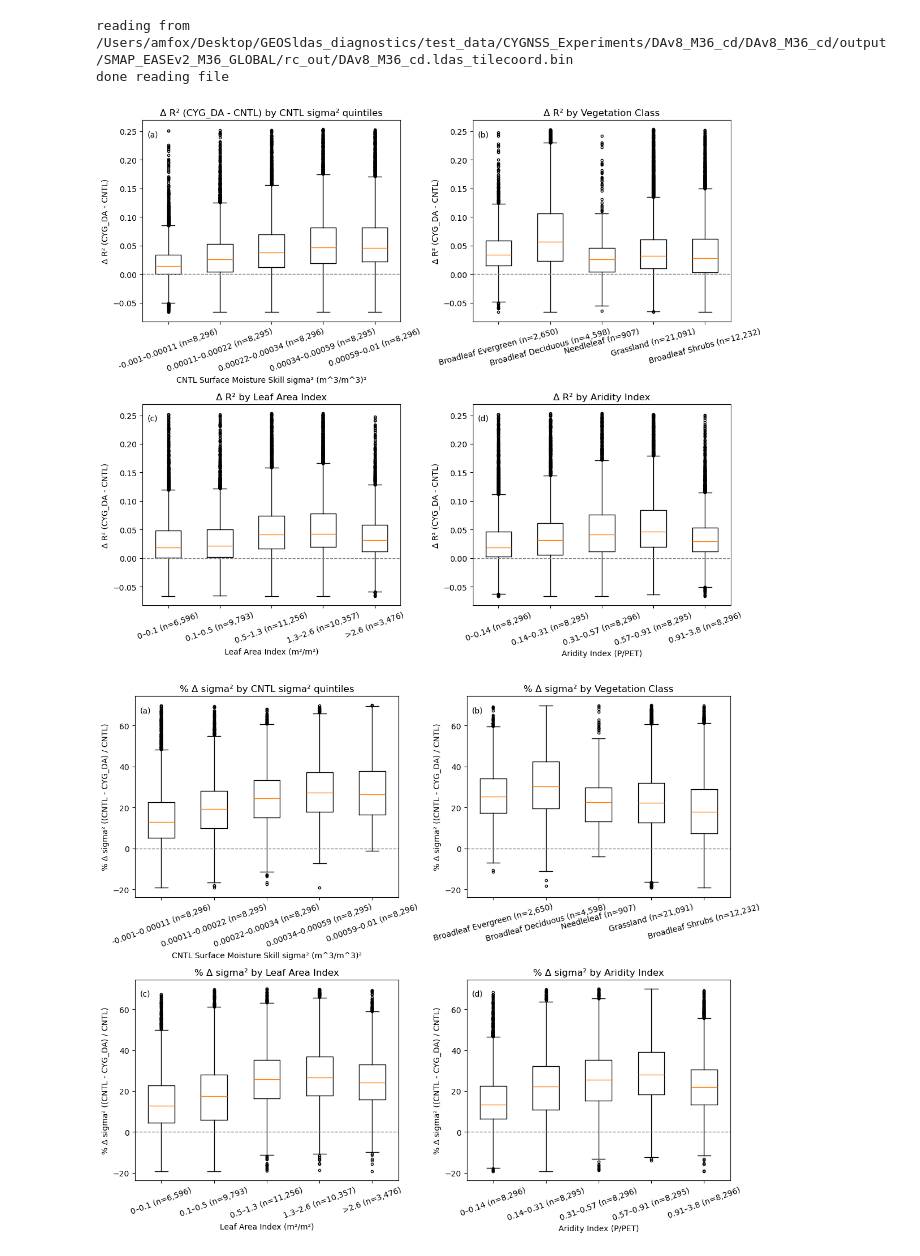
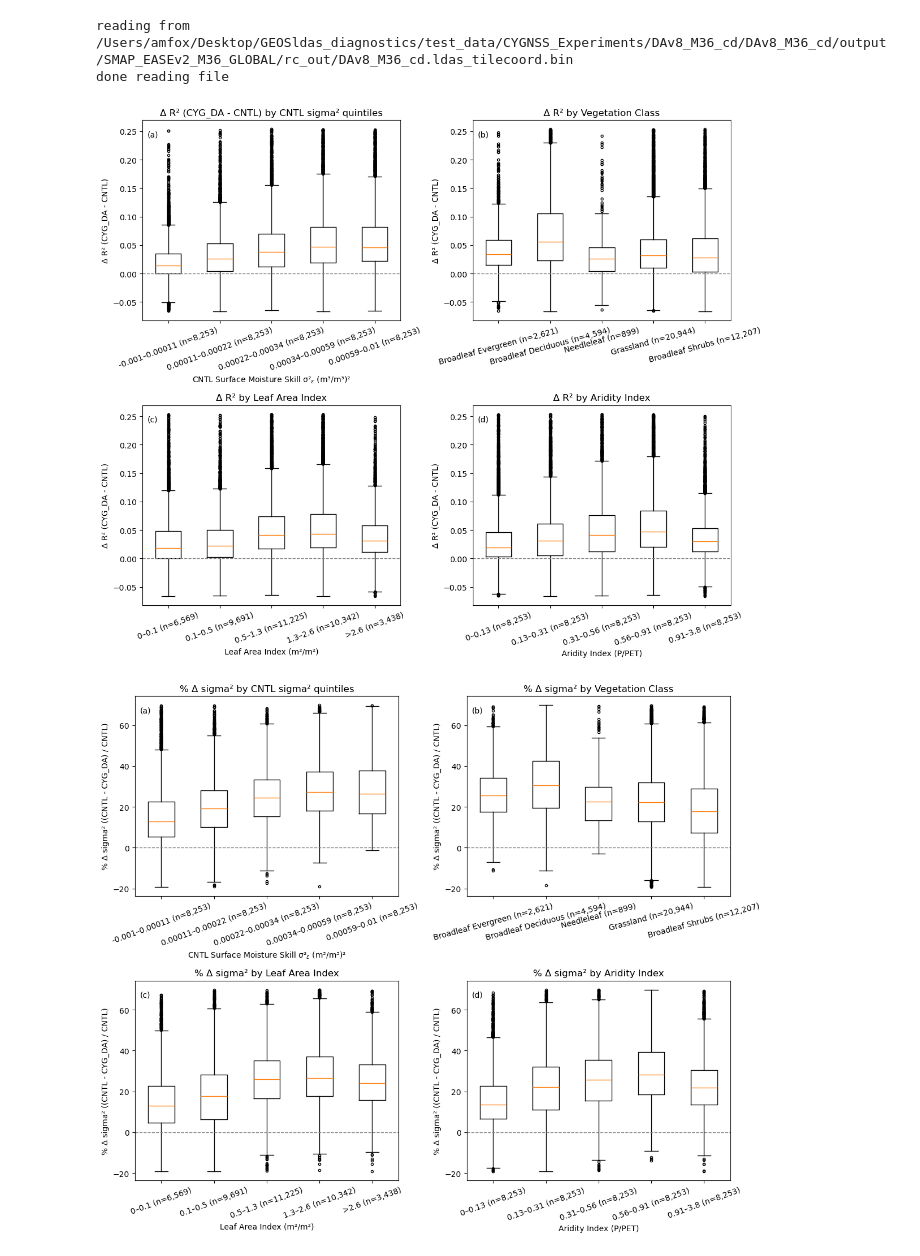
Before and after one commit to amfox37/geosldas-analysis, a Jupyter notebook: projects/cygnss_da/notebooks/cygnss_da_paper_figures_S5_S7_S6_standalone.ipynb, the cells around one changed output. Drawn from its saved outputs; the diff is of its cells as text; code cells hidden in the pictures.

```diff
--- a/projects/cygnss_da/notebooks/cygnss_da_paper_figures_S5_S7_S6_standalone.ipynb
+++ b/projects/cygnss_da/notebooks/cygnss_da_paper_figures_S5_S7_S6_standalone.ipynb
@@ -56,6 +56,8 @@ DATA_DIR = Path('/Users/amfox/Desktop/GEOSldas_diagnostics/test_data')
 
 p_cntl = DATA_DIR / 'CYGNSS_Experiments/Evaluation/IVs/ASCL4_SMPL3_OLv8_M36_cd_TC_stats_201808_202405.mat'
 p_da   = DATA_DIR / 'CYGNSS_Experiments/Evaluation/IVs/ASCL4_SMPL3_DAv8_M36_cd_TC_stats_201808_202405.mat'
+
+Nmin = 50 # Override Nmin value from mat files
 
 # Load .mat (squeeze to 1D vectors)
 
@@ -120,7 +122,9 @@ S1 = get_fields(M1, shp)  # CYG_DA
 # 2) Compute metrics
 # ------------------------------
 # Common-valid mask
-Nmin = int(np.nanmax(S0['Nmin']))
+if 'Nmin' not in globals():
+    Nmin = int(np.nanmax(S0['Nmin']))
+
 Mvalid = (
     (S0['N_sm'] >= Nmin) & (S1['N_sm'] >= Nmin) &
     np.isfinite(S0['R2_TC_mod']) & np.isfinite(S1['R2_TC_mod']) &
@@ -301,7 +305,7 @@ def box_by_bins(ax, df, col, title, ylabel):
     ax.set_ylabel(ylabel)
     for tick in ax.get_xticklabels():
         tick.set_rotation(20)
-    ax.set_xlabel('CNTL Surface Moisture Skill sigma² (m^3/m^3)²')
+    ax.set_xlabel('CNTL Surface Moisture Skill σ²$_ε$ (m³/m³)²')
 
 
 def box_cat(ax, cats, data, title, ylabel, labels_map=None, order=None, xrot=15):
@@ -433,7 +437,7 @@ for ax, lab in zip(axes_r2, ['(a)', '(b)', '(c)', '(d)']):
     ax.text(0.02, 0.95, lab, transform=ax.transAxes, va='top', ha='left')
 
 plt.tight_layout()
-save_fig(plt.gcf(), 'figure_S5')
+# save_fig(plt.gcf(), 'figure_S5')
 plt.show()
 
 # Figure 7: % Δ sigma²
@@ -465,36 +469,36 @@ for tick in axes_pct[2].get_xticklabels():
 
 ai_df = pd.DataFrame({'ai': ai_vals, 'pct': tr_pct_use}).replace([np.inf, -np.inf], np.nan).dropna()
 try:
     ai_df['bin'] = pd.qcut(ai_df['ai'], q=5, duplicates='drop')
 except Exception:
     ai_df['bin'] = pd.cut(ai_df['ai'], bins=5)
 
 data_list = []
 labels = []
 for lbl in ai_df['bin'].cat.categories:
     vals = ai_df.loc[ai_df['bin'] == lbl, 'pct'].dropna().values
     left = max(0, lbl.left)
     right = lbl.right if lbl.right != float('inf') else np.inf
     lab = f"{left:.2g}–{right:.2g}" if right != np.inf else f">{left:.2g}"
     data_list.append(vals)
     labels.append(f"{lab} (n={len(vals):,})")
 axes_pct[3].boxplot(data_list, labels=labels, showfliers=True, flierprops={'markersize': 3, 'marker': 'o'})
 axes_pct[3].axhline(0, ls='--', lw=1, color='gray')
 axes_pct[3].set_title('% Δ sigma² by Aridity Index')
 axes_pct[3].set_ylabel('% Δ sigma² ((CNTL - CYG_DA) / CNTL)')
 axes_pct[3].set_xlabel('Aridity Index (P/PET)')
 for tick in axes_pct[3].get_xticklabels():
     tick.set_rotation(20)
 
 for ax, lab in zip(axes_pct, ['(a)', '(b)', '(c)', '(d)']):
     ax.text(0.02, 0.95, lab, transform=ax.transAxes, va='top', ha='left')
 
 plt.tight_layout()
-save_fig(plt.gcf(), 'figure_7')
+# save_fig(plt.gcf(), 'figure_7')
 plt.show()
 # %% [output]
-[figure, old version]
+[figure, new version]
-[figure, old version]
+[figure, new version]
 # %%
 # ------------------------------
 # 8) Figure S6 (4x1 maps)
```
Also changed, not shown: parts of 3 cells of this notebook, 23 other files.
